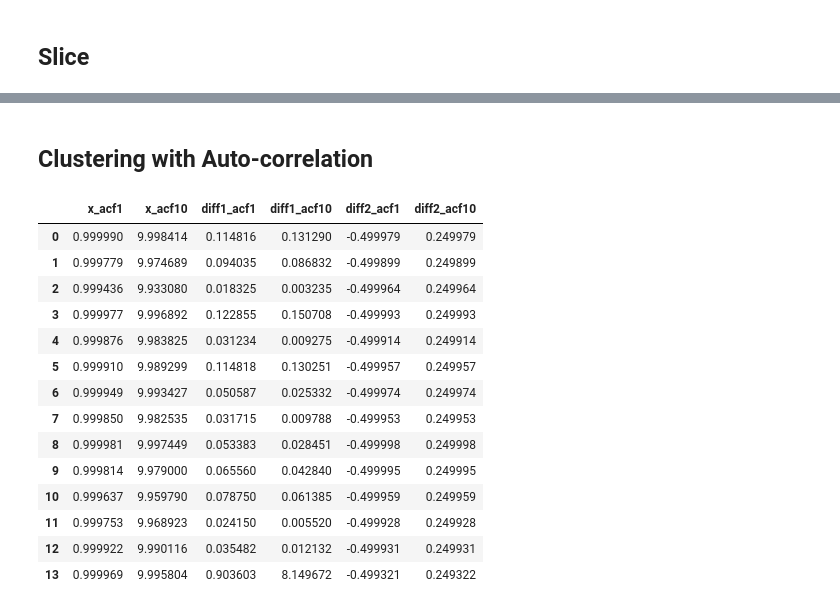
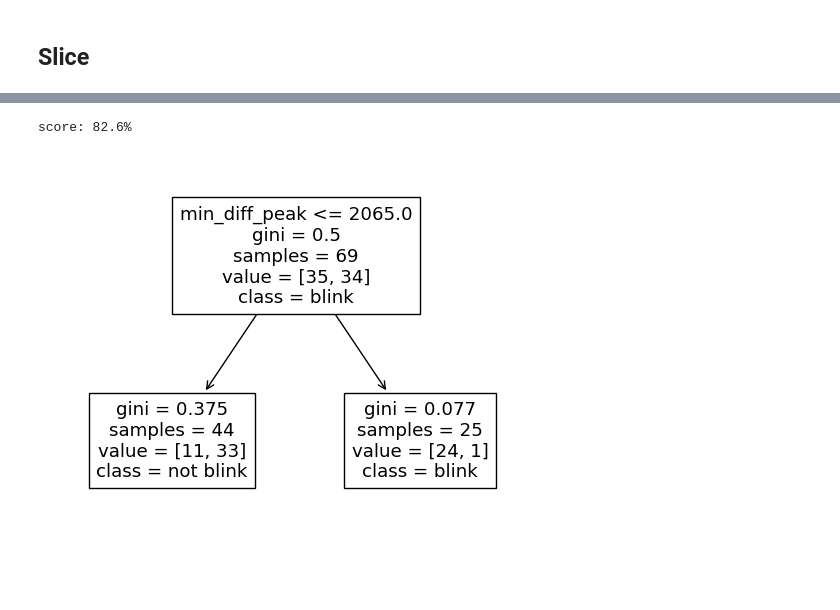
Before and after one commit to edward-ji/eyePlay, a Jupyter notebook: analysis/event.ipynb, the cells around one changed output, grey strips where cells are left out. Saved outputs shown, nothing was run; the diff lists cells and outputs as text; code cells hidden in the pictures; blank space fills up the shorter version.

```diff
--- a/analysis/event.ipynb
+++ b/analysis/event.ipynb
@@ -329,23 +337,22 @@ clip_feat_df
 # %%
 from sklearn.preprocessing import StandardScaler
 from sklearn.tree import DecisionTreeClassifier
-from sklearn.model_selection import KFold
+from sklearn.metrics import accuracy_score
+from sklearn.model_selection import StratifiedKFold
 
-X = clip_feat_df.iloc[:, 6:].to_numpy()
+X = clip_feat_df.iloc[:, 5:].to_numpy()
 y = (clip_feat_df["label"] == "blink").to_numpy()
 
-kf = KFold(n_splits=5)
+kf = StratifiedKFold(n_splits=5, shuffle=True, random_state=42)
 scores = []
-for i, (train_index, test_index) in enumerate(kf.split(X)):
+for i, (train_index, test_index) in enumerate(kf.split(X, y)):
     X_train = X[train_index]
     y_train = y[train_index]
     X_test = X[test_index]
     y_test = y[test_index]
 
-    scalar = StandardScaler()
-    X_scaled = scalar.fit_transform(X)
-    model = DecisionTreeClassifier(max_depth=2)
+    model = DecisionTreeClassifier(max_depth=1)
     model.fit(X_train, y_train)
-    scores.append(model.score(X_test, y_test))
+    scores.append(accuracy_score(y_test, model.predict(X_test)))
 np.mean(scores)
 # %% [output]
@@ -363,25 +360,10 @@ model.score(X, y)
-# %% [markdown]
-## Clustering with Auto-correlation
-# %%
-df_acf_lr = pd.DataFrame()
-for _, clips in labeled_clips.items():
-    df_acf_lr = pd.concat([df_acf_lr,
-                           pd.DataFrame([acf_features(clip) for clip in clips])],
-                          ignore_index=True)
-df_acf_lr
-# %% [output]
-|  | x_acf1 | x_acf10 | diff1_acf1 | diff1_acf10 | diff2_acf1 | diff2_acf10 |
-| 0 | 0.999990 | 9.998414 | 0.114816 | 0.131290 | -0.499979 | 0.249979 |
-| 1 | 0.999779 | 9.974689 | 0.094035 | 0.086832 | -0.499899 | 0.249899 |
-| 2 | 0.999436 | 9.933080 | 0.018325 | 0.003235 | -0.499964 | 0.249964 |
-| 3 | 0.999977 | 9.996892 | 0.122855 | 0.150708 | -0.499993 | 0.249993 |
-| 4 | 0.999876 | 9.983825 | 0.031234 | 0.009275 | -0.499914 | 0.249914 |
-| 5 | 0.999910 | 9.989299 | 0.114818 | 0.130251 | -0.499957 | 0.249957 |
-| 6 | 0.999949 | 9.993427 | 0.050587 | 0.025332 | -0.499974 | 0.249974 |
-| 7 | 0.999850 | 9.982535 | 0.031715 | 0.009788 | -0.499953 | 0.249953 |
-| 8 | 0.999981 | 9.997449 | 0.053383 | 0.028451 | -0.499998 | 0.249998 |
-| 9 | 0.999814 | 9.979000 | 0.065560 | 0.042840 | -0.499995 | 0.249995 |
-| 10 | 0.999637 | 9.959790 | 0.078750 | 0.061385 | -0.499959 | 0.249959 |
-| 11 | 0.999753 | 9.968923 | 0.024150 | 0.005520 | -0.499928 | 0.249928 |
-| 12 | 0.999922 | 9.990116 | 0.035482 | 0.012132 | -0.499931 | 0.249931 |
-| 13 | 0.999969 | 9.995804 | 0.903603 | 8.149672 | -0.499321 | 0.249322 |
+# %%
+model = DecisionTreeClassifier(max_depth=1)
+model.fit(X, y)
+print(f"score: {model.score(X, y):.1%}")
+
+plot_tree(model, feature_names=clip_feat_df.columns[5:], class_names=["blink", "not blink"])
+plt.show()
+# %% [output]
+score: 82.6%
+[figure, added]
```
Also changed, not shown: parts of 9 cells of this notebook.
